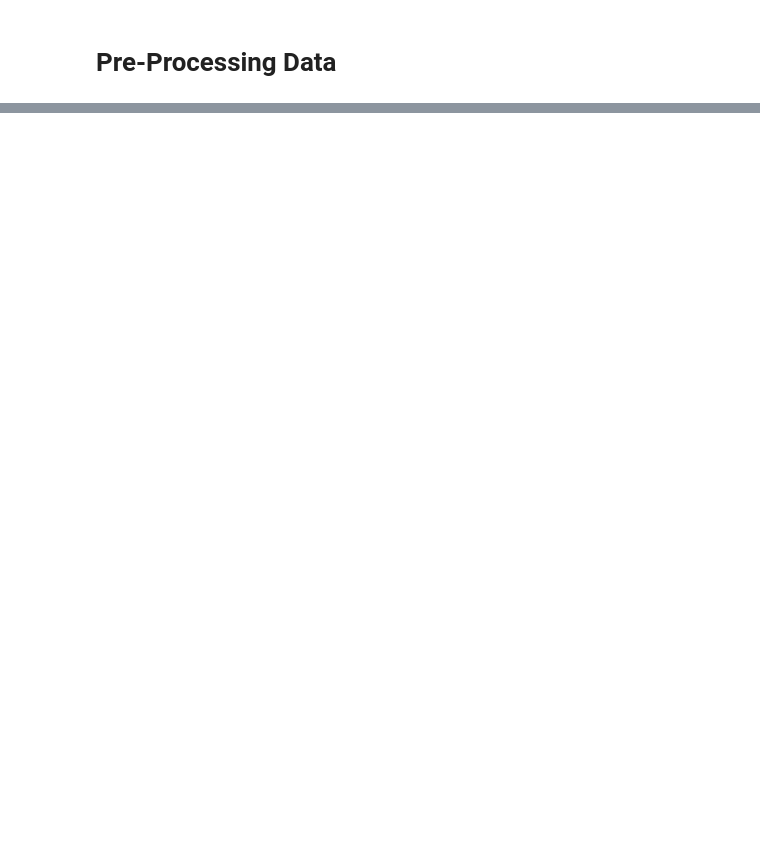
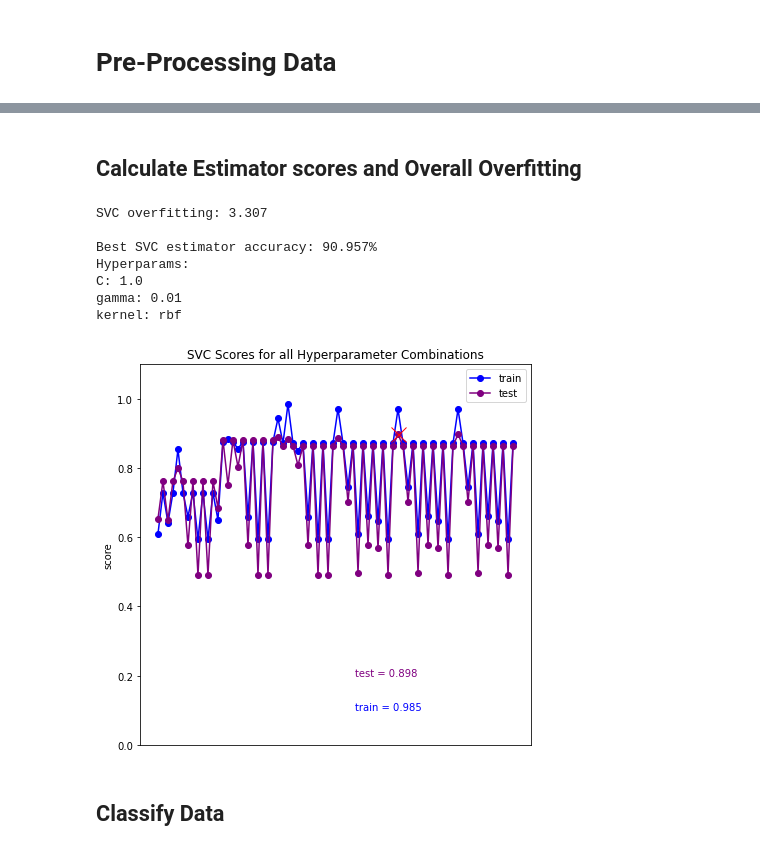
Before and after one commit to gisellemartel/FakeNewsClassifier, a Jupyter notebook: fake_news_classifiers.ipynb, the cells around one changed output, grey strips where cells are left out. Drawn from its saved outputs; the diff is of its cells as text; code cells hidden in the pictures; blank space fills up the shorter version.

```diff
--- a/fake_news_classifiers.ipynb
+++ b/fake_news_classifiers.ipynb
@@ -218,0 +330,20 @@ tools.display_result(best_estimator, X_train)
+# %%
+%time
+print("Testing SVM Classifier ...\n")
+
+# set the hyperparams
+C = np.logspace(-2,3,6)
+G = np.logspace(-2,3,6)
+K = ["rbf", "linear"]
+
+param_grid = {"C":C, "gamma": G, "kernel": K}
+
+# fetch all the estimators given the chosen hyperparameters
+estimators = SVC.train_all_estimators(X_train, y_train, C, G, K)
+
+# perform hyperparam search
+grid_search = SVC.perform_hyperparam_grid_search(X_train,y_train, param_grid)
+
+best_estimator = grid_search.best_estimator_
+hyperparams = grid_search.best_params_
+score = grid_search.best_score_*100
@@ -218,0 +370,26 @@ tools.display_result(best_estimator, X_train)
+# %% [markdown]
+## Calculate Estimator scores and Overall Overfitting
+# %%
+# calculate the training and testing scores and plot the result
+trn_scores, test_scores = tools.calculate_estimator_scores([X_train, X_test, y_train, y_test], estimators)
+
+# calculate model overfitting
+overfitting = tools.determine_overfitting(trn_scores,test_scores)
+print("\nSVC overfitting: {:.3f}\n".format(overfitting))
+
+# plot the scores of each estimator
+tools.plot_estimator_scores("SVC",trn_scores,test_scores)
+
+# display details of best estimator
+tools.display_best_estimator(score, "SVC", hyperparams)
+# %% [output]
+SVC overfitting: 3.307
+
+Best SVC estimator accuracy: 90.957%
+Hyperparams:
+C: 1.0
+gamma: 0.01
+kernel: rbf
+[figure, added]
+# %% [markdown]
+## Classify Data
```
Also changed, not shown: parts of 67 cells of this notebook, 49 other files.
